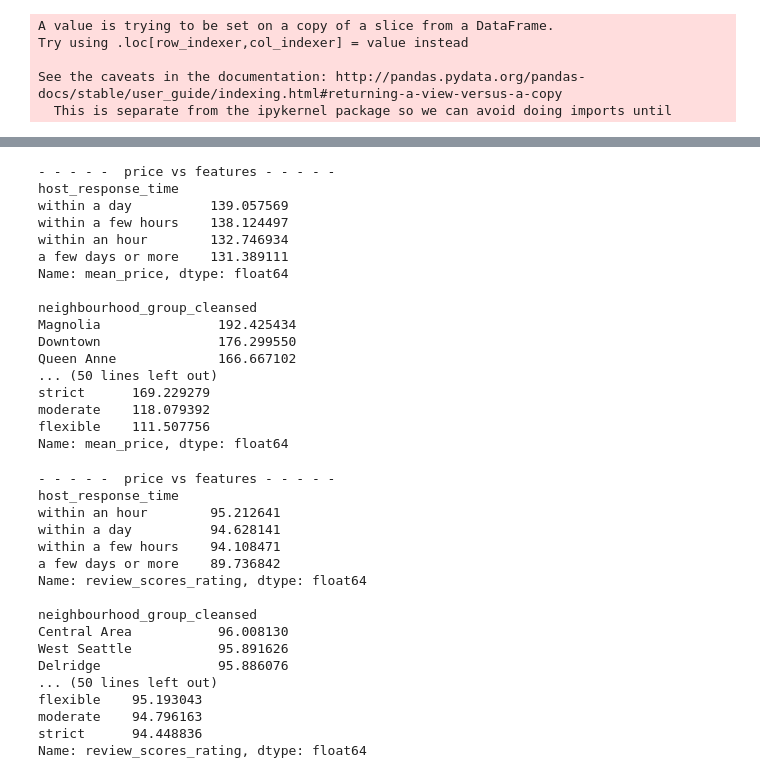
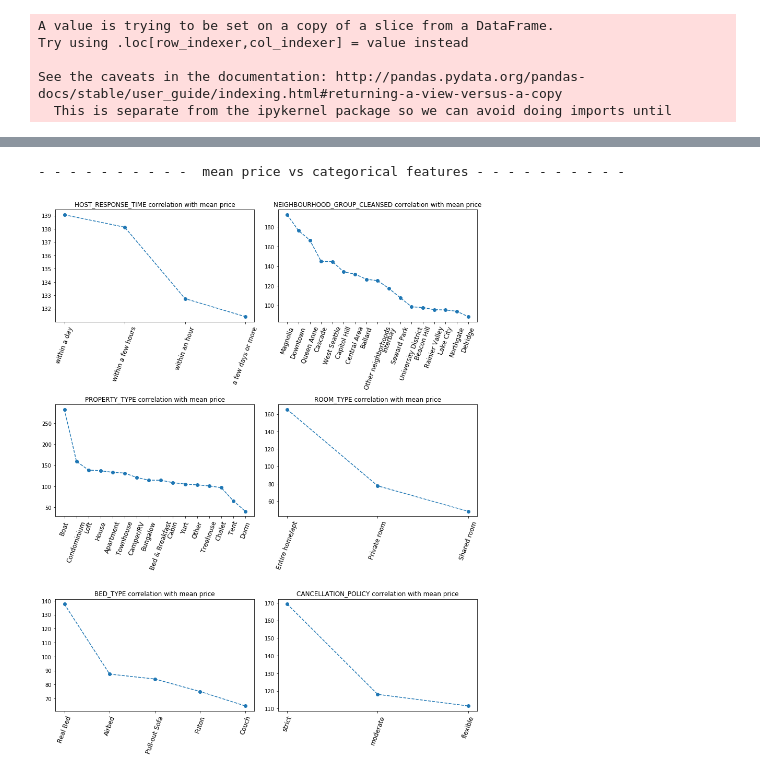
Before and after one commit to BambooPalace/UdacityDataScienceNanoDegree, a Jupyter notebook: Airbnb Dataset Analysis.ipynb, the cells around one changed output, grey strips where cells are left out. Cells and saved outputs as stored; diff of their text form; code cells hidden in the pictures.

```diff
--- a/Airbnb Dataset Analysis.ipynb
+++ b/Airbnb Dataset Analysis.ipynb
@@ -485,76 +489,30 @@ review_corr
 # %%
 # check categorical features's impact on price
 
-print('- '*5,'price vs features','- '*5)
+print('- '*10,'mean price vs categorical features','- '*10)
+i=1
+plt.subplots(figsize=[12,15])
 for feature in categorical_features:
-    print(listing_cleansed.groupby(feature).mean_price.mean().sort_values(ascending=False))
-    print()
+    corr=listing_cleansed.groupby(feature).mean_price.mean().sort_values(ascending=False)
+    plt.subplot(3, 2, i)
+    plt.plot(corr, 'o--')
+    plt.title('{} correlation with mean price'.format(feature.upper()))
+    plt.xticks(rotation=70, size=12);
+    i+=1
+    plt.tight_layout()
 
-#Comments on output data
-# 1. host_response_time no correlation, as most active response corresponds to lowest price.
+# Comments on output data
+# 1. host_response_time NO correlation, as most active response corresponds to lowest price.
 # other features ALL show great seperation of price range
 
 
 # update categorical_features for precie suggester
-categorical_features_price= ['neighbourhood_group_cleansed', 'property_type',
-       'room_type', 'bed_type', 'cancellation_policy'],
+# categorical_features_price= ['neighbourhood_group_cleansed', 'property_type',
+#        'room_type', 'bed_type', 'cancellation_policy']
+listing_cleansed.drop('host_response_time',axis=1,inplace=True)
 # %% [output]
-- - - - -  price vs features - - - - -
-host_response_time
-within a day          139.057569
-within a few hours    138.124497
-within an hour        132.746934
-a few days or more    131.389111
-Name: mean_price, dtype: float64
-
-neighbourhood_group_cleansed
-Magnolia               192.425434
-Downtown               176.299550
-Queen Anne             166.667102
-... (50 lines left out)
-strict      169.229279
-moderate    118.079392
-flexible    111.507756
-Name: mean_price, dtype: float64
+- - - - - - - - - -  mean price vs categorical features - - - - - - - - - -
+[figure, added]
-# %%
-# check categorical features's impact on review scores
-
-print('- '*5,'price vs features','- '*5)
-for feature in categorical_features:
-    print(listing_cleansed.groupby(feature).review_scores_rating.mean().sort_values(ascending=False))
-    print()
-
-#Comments on output data
-# 1. host_response_time data indicates that inresponsive hosts has much lower reviews
-# 2. neighbourhood has impact on user experience although the difference is not large,
-#    except for 'Univeristy district', the score is much lower than the rest.
-# 3. property_type affect people's experience also, with 'Yurt' having the perfect score of 100
-#    and 'Dorm' and 'Chalet' having lower scores.
-# 4. 'shared' room_type has slightly lower scores.
-# 5. 'couch' has higher scores than 'real bed'? hmm, it's not reasonable.
-# 6. 'cancellation_policy' has somewhat correlation on scores
-
-# Update categorical_features
-categorical_features_reviews=['host_response_time', 'neighbourhood_group_cleansed', 'property_type',
-       'room_type', 'cancellation_policy']
-# %% [output]
-- - - - -  price vs features - - - - -
-host_response_time
-within an hour        95.212641
-within a day          94.628141
-within a few hours    94.108471
-a few days or more    89.736842
-Name: review_scores_rating, dtype: float64
-
-neighbourhood_group_cleansed
-Central Area           96.008130
-West Seattle           95.891626
-Delridge               95.886076
-... (50 lines left out)
-flexible    95.193043
-moderate    94.796163
-strict      94.448836
-Name: review_scores_rating, dtype: float64
 # %%
 # one hot encode categorical values
 listing_encoded=pd.get_dummies(listing_cleansed)
```
Also changed, not shown: parts of 76 cells of this notebook, 1 other file.
